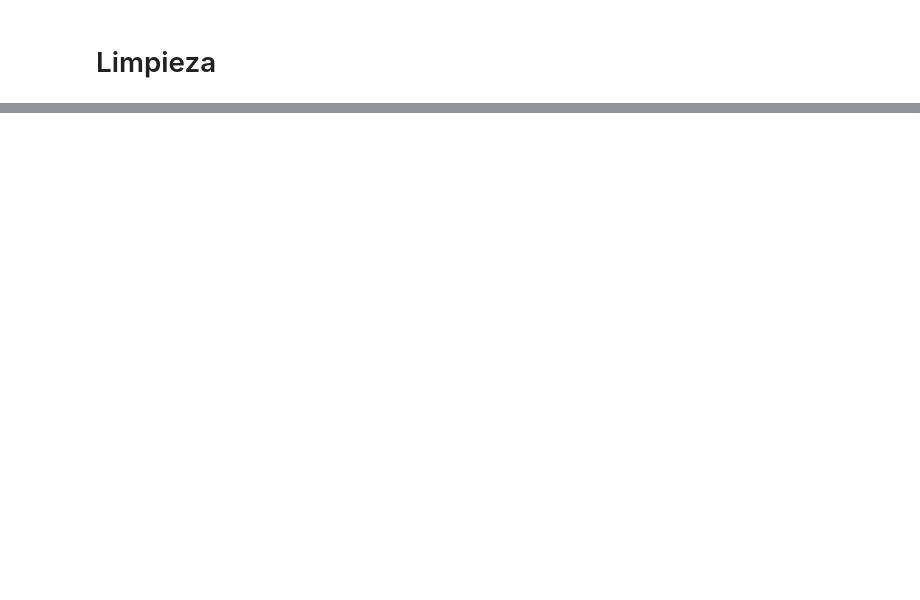
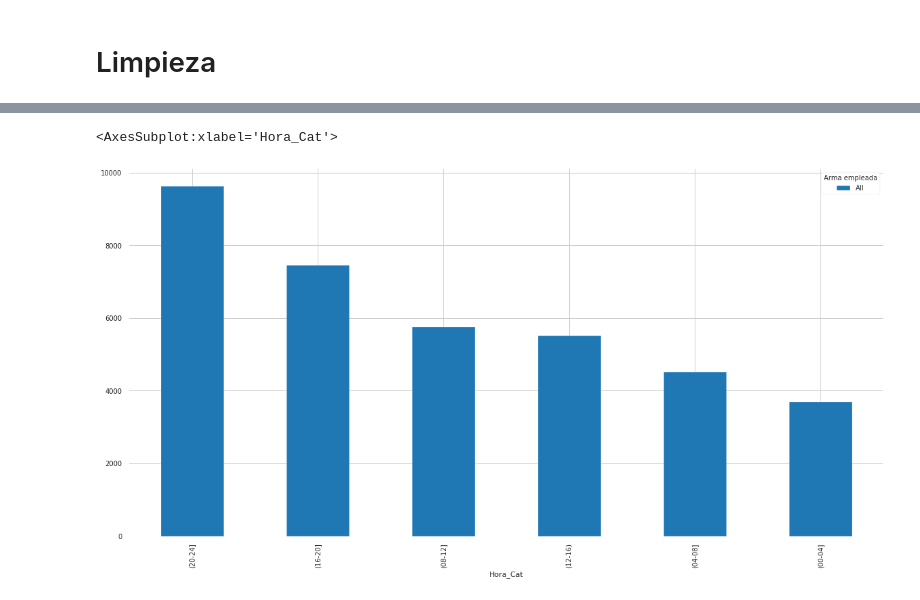
Before and after one commit to omalagon/cda-hurtos-colombia, a Jupyter notebook: Hurtos.ipynb, the cells around one changed output, grey strips where cells are left out. Cells and saved outputs as stored; diff of their text form; code cells hidden in the pictures; blank space fills up the shorter version.

```diff
--- a/Hurtos.ipynb
+++ b/Hurtos.ipynb
@@ -127,0 +181,4 @@ report.to_file('Perfilamiento de hurto a vehículos.html')
+# %%
+# Hora VS Arma Empleada
+df_hurtos_hora_arma_c = pd.crosstab(index=df_hurtos.Hora_Cat,columns=df_hurtos["Arma empleada"],margins=True)
+df_hurtos_hora_arma_c
@@ -127,0 +195,6 @@ report.to_file('Perfilamiento de hurto a vehículos.html')
+# %%
+df_hurtos_hora_arma = df_hurtos_hora_arma_c.sort_values("All", ascending=False)
+df_hurtos_hora_arma[["All"]].drop('All', axis=0).plot(kind='bar',figsize=(20,10))
+# %% [output]
+<AxesSubplot:xlabel='Hora_Cat'>
+[figure, added]
```
Also changed, not shown: parts of 15 cells of this notebook.
